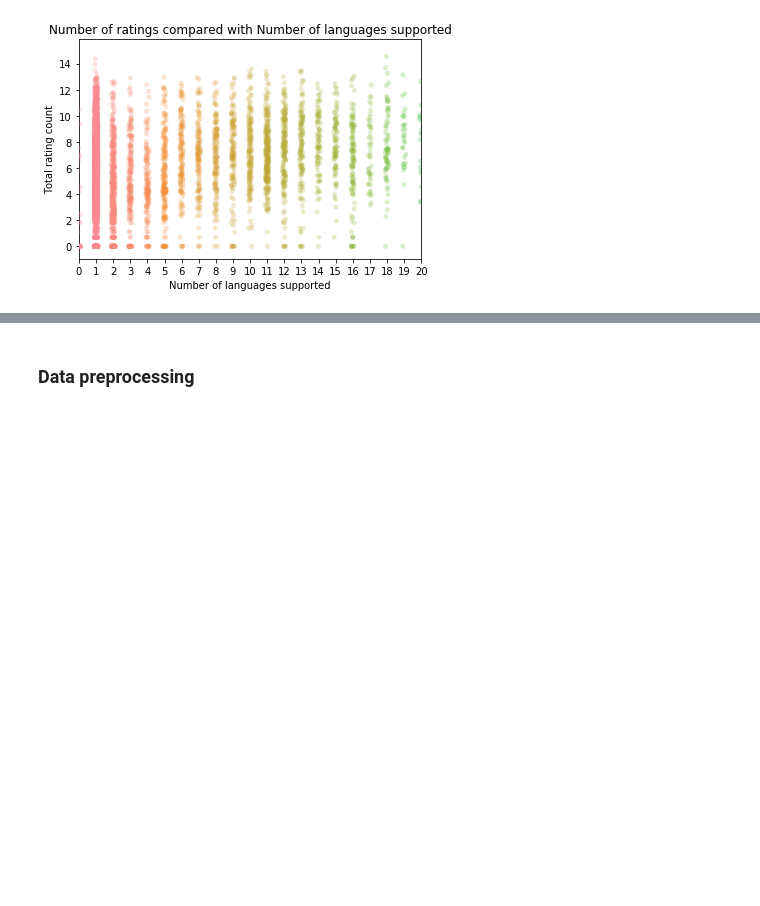
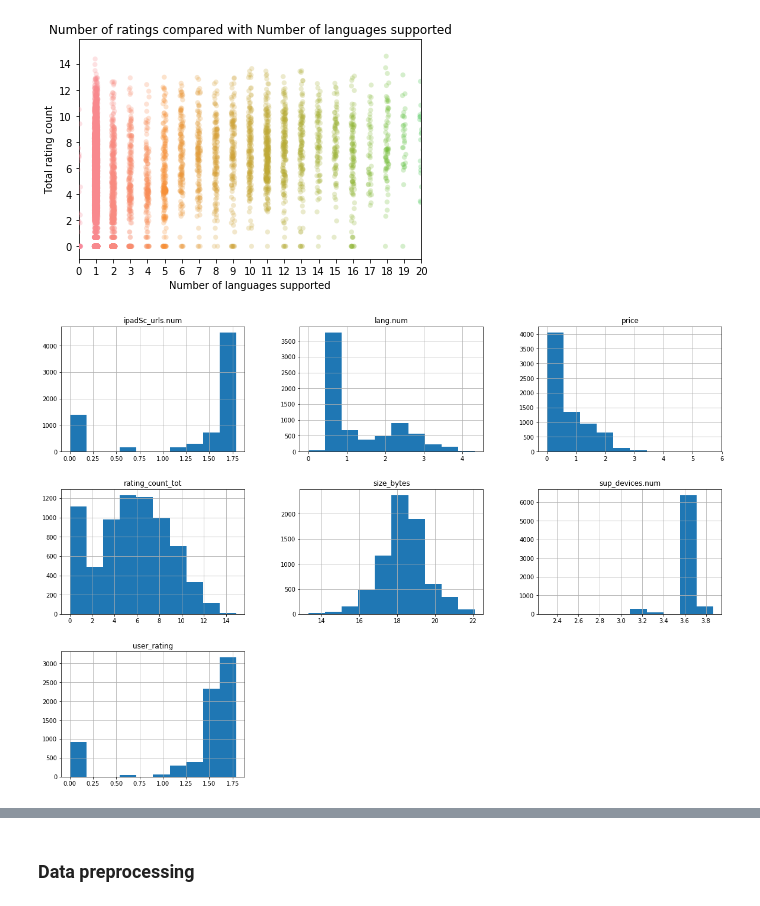
Before and after one commit to cgman64/apple-store-analysis, a Jupyter notebook: appStoreAnalysis.ipynb, the cells around one changed output, grey strips where cells are left out. Drawn from its saved outputs; the diff is of its cells as text; code cells hidden in the pictures; blank space fills up the shorter version.

```diff
--- a/appStoreAnalysis.ipynb
+++ b/appStoreAnalysis.ipynb
@@ -318,3 +316,14 @@ plt.tight_layout()
 plt.show()
 # %% [output]
 [figure]
+# %%
+target = ['rating_count_tot']
+numeric = ['size_bytes','price','user_rating',
+           'sup_devices.num','ipadSc_urls.num','lang.num']
+non_numeric = ['cont_rating','prime_genre','vpp_lic']
+features = numeric + non_numeric
+
+# Detect skewed data
+store[target + numeric].hist(figsize=(20,14),xlabelsize=10);
+# %% [output]
+[figure, added]
```
Also changed, not shown: parts of 10 cells of this notebook.
